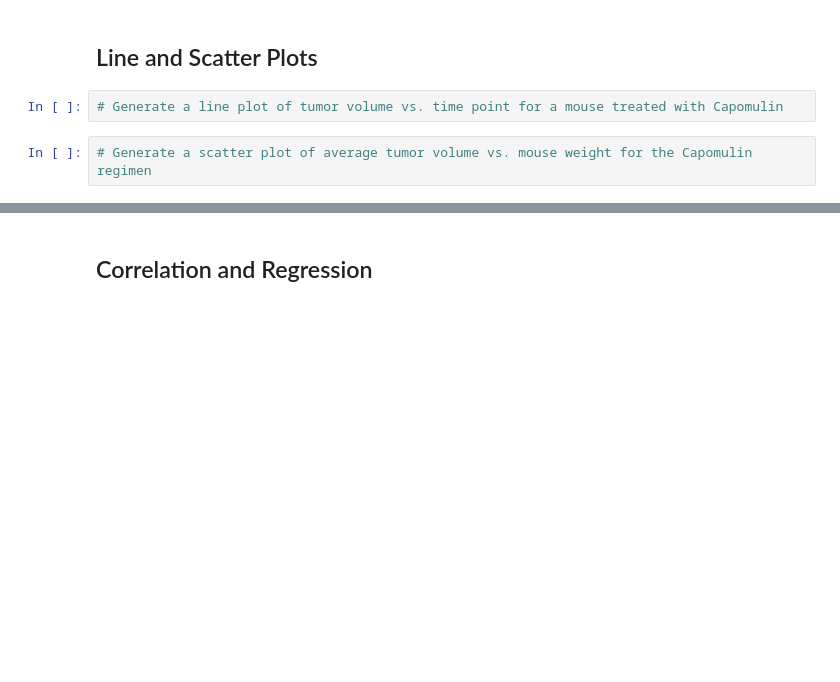
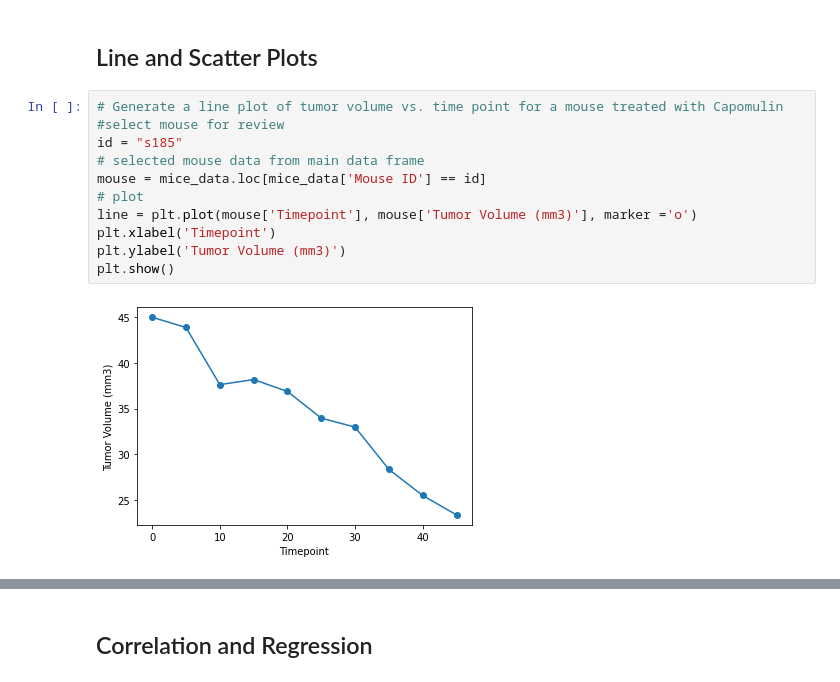
Before and after one commit to chadmilburn/matplotlib-challenge, a Jupyter notebook: Pymaceuticals/pymaceuticals_starter.ipynb, the cells around one changed output, grey strips where cells are left out. Drawn from its saved outputs; the diff is of its cells as text; blank space fills up the shorter version.

```diff
--- a/Pymaceuticals/pymaceuticals_starter.ipynb
+++ b/Pymaceuticals/pymaceuticals_starter.ipynb
@@ -295,6 +273,15 @@ plt.show()
 # %% [markdown]
 ## Line and Scatter Plots
-# %%
-# Generate a line plot of tumor volume vs. time point for a mouse treated with Capomulin
-# %%
-# Generate a scatter plot of average tumor volume vs. mouse weight for the Capomulin regimen
+# %%
+# Generate a line plot of tumor volume vs. time point for a mouse treated with Capomulin
+#select mouse for review
+id = "s185"
+# selected mouse data from main data frame
+mouse = mice_data.loc[mice_data['Mouse ID'] == id]
+# plot
+line = plt.plot(mouse['Timepoint'], mouse['Tumor Volume (mm3)'], marker ='o')
+plt.xlabel('Timepoint')
+plt.ylabel('Tumor Volume (mm3)')
+plt.show()
+# %% [output]
+[figure, added]
```
Also changed, not shown: parts of 6 cells of this notebook.
